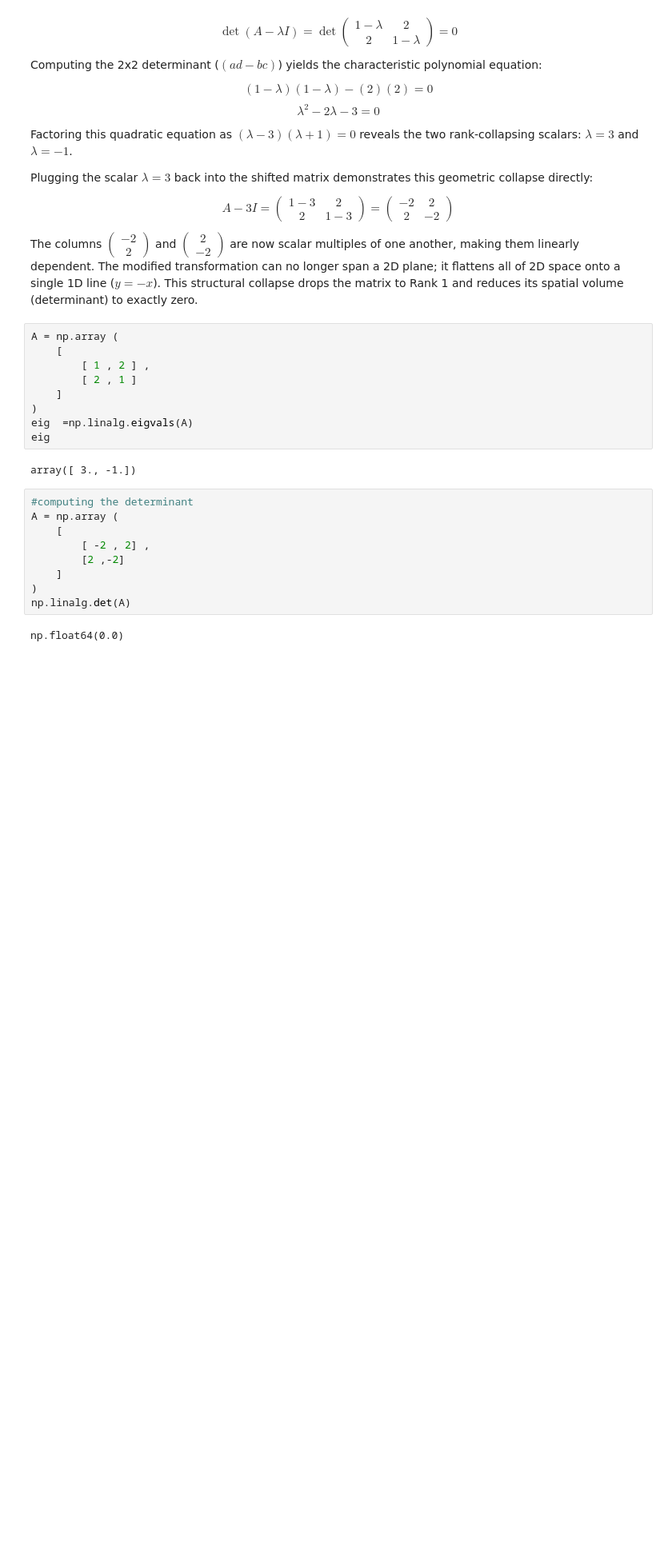
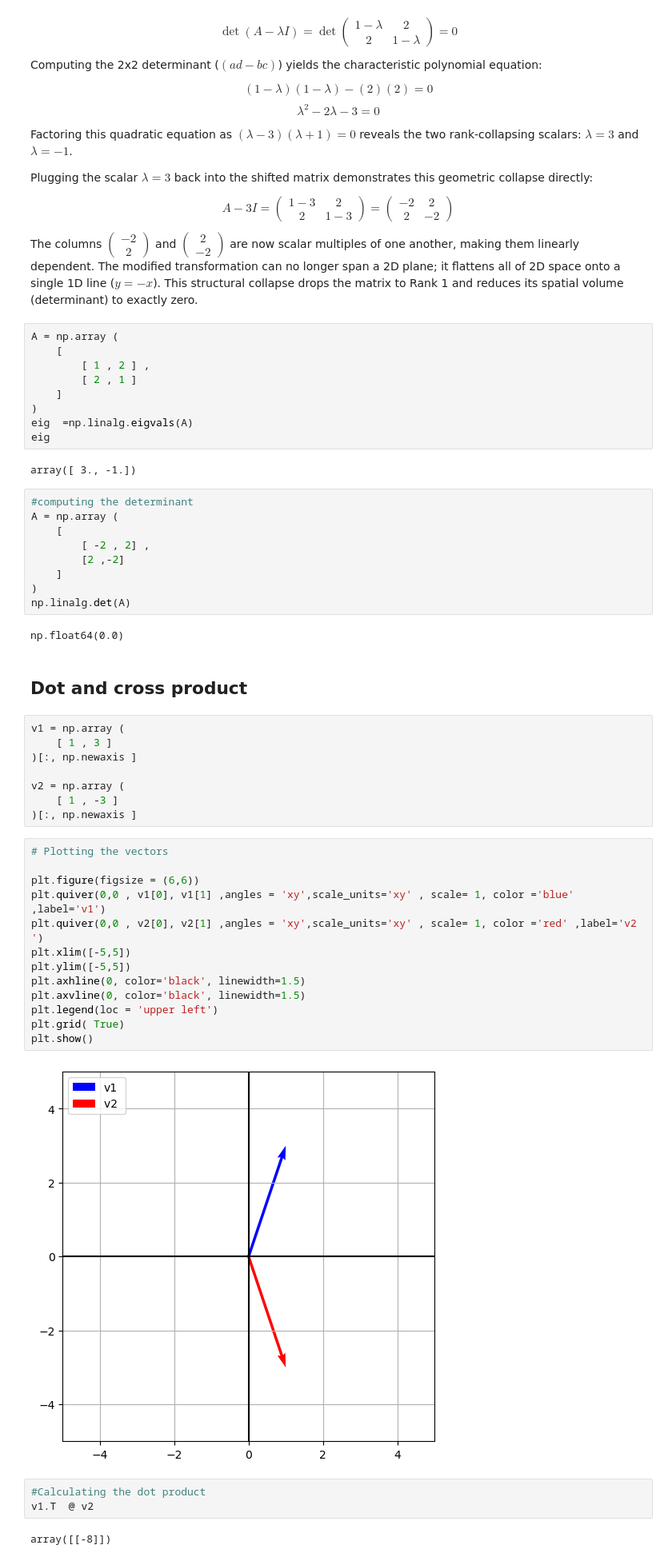
Before and after one commit to qamarr6092/math-with-python, a Jupyter notebook: Linear Algebra/linear_algebra.ipynb, the cells around one changed output. Shown at 80% size. Saved outputs shown, nothing was run; the diff lists cells and outputs as text; blank space fills up the shorter version.

```diff
--- a/Linear Algebra/linear_algebra.ipynb
+++ b/Linear Algebra/linear_algebra.ipynb
@@ -2180,3 +2179,33 @@ A = np.array (
 np.linalg.det(A)
 # %% [output]
 np.float64(0.0)
+# %% [markdown]
+## Dot and cross product
+# %%
+v1 = np.array (
+    [ 1 , 3 ]
+)[:, np.newaxis ]
+
+v2 = np.array (
+    [ 1 , -3 ]
+)[:, np.newaxis ]
+# %%
+# Plotting the vectors
+
+plt.figure(figsize = (6,6))
+plt.quiver(0,0 , v1[0], v1[1] ,angles = 'xy',scale_units='xy' , scale= 1, color ='blue' ,label='v1')
+plt.quiver(0,0 , v2[0], v2[1] ,angles = 'xy',scale_units='xy' , scale= 1, color ='red' ,label='v2 ')
+plt.xlim([-5,5])
+plt.ylim([-5,5])
+plt.axhline(0, color='black', linewidth=1.5)
+plt.axvline(0, color='black', linewidth=1.5)
+plt.legend(loc = 'upper left')
+plt.grid( True)
+plt.show()
+# %% [output]
+[figure, added]
+# %%
+#Calculating the dot product
+v1.T  @ v2
+# %% [output]
+array([[-8]])
```
Also changed, not shown: parts of 73 cells of this notebook.
